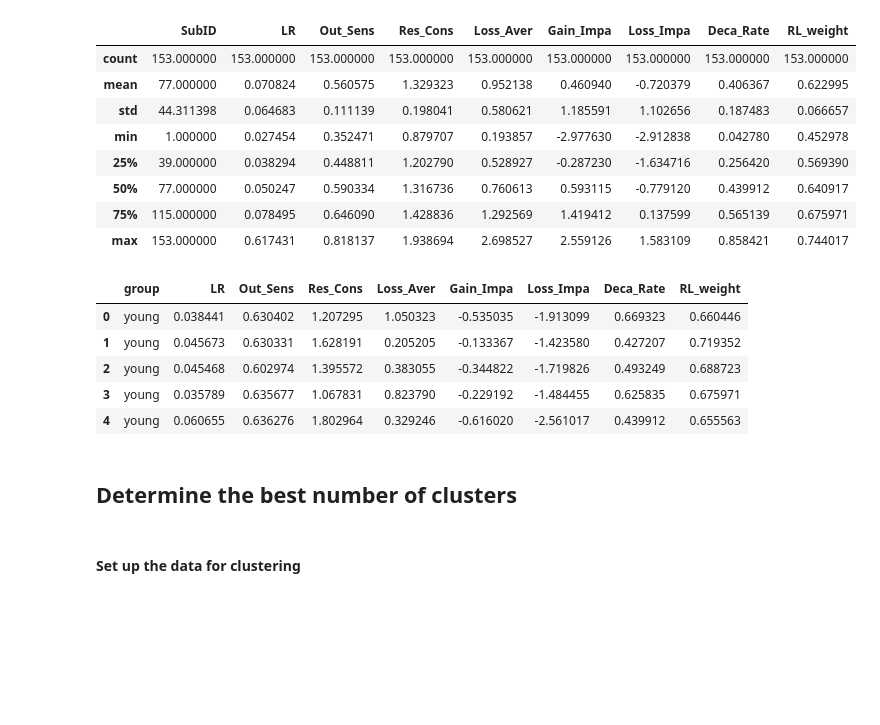
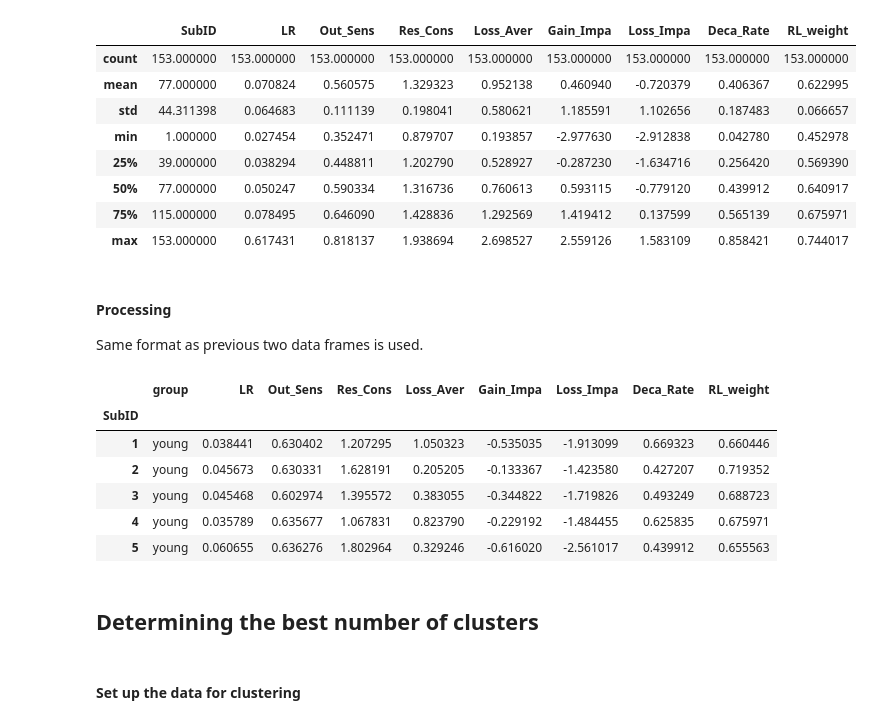
Before and after one commit to Crone1/CA4015, a Jupyter notebook: Assignment_1/Clustering.ipynb, the cells around one changed output. Drawn from its saved outputs; the diff is of its cells as text; code cells hidden in the pictures; blank space fills up the shorter version.

Commit message:
Added some explanations and changed some formatting

```diff
--- a/Assignment_1/Clustering.ipynb
+++ b/Assignment_1/Clustering.ipynb
@@ -115,19 +129,22 @@ df_vpp.describe()
 | 50% | 77.000000 | 0.050247 | 0.590334 | 1.316736 | 0.760613 | 0.593115 | -0.779120 | 0.439912 | 0.640917 |
 | 75% | 115.000000 | 0.078495 | 0.646090 | 1.428836 | 1.292569 | 1.419412 | 0.137599 | 0.565139 | 0.675971 |
 | max | 153.000000 | 0.617431 | 0.818137 | 1.938694 | 2.698527 | 2.559126 | 1.583109 | 0.858421 | 0.744017 |
+# %% [markdown]
+#### Processing
+Same format as previous two data frames is used.
 # %%
-df_vpp.drop(columns=['SubID'], axis=1, inplace=True)
+df_vpp.set_index('SubID', drop=True, inplace=True)
+df_vpp.head()
+# %% [output]
+|  | group | LR | Out_Sens | Res_Cons | Loss_Aver | Gain_Impa | Loss_Impa | Deca_Rate | RL_weight |
+| SubID |  |  |  |  |  |  |  |  |  |
+| 1 | young | 0.038441 | 0.630402 | 1.207295 | 1.050323 | -0.535035 | -1.913099 | 0.669323 | 0.660446 |
+| 2 | young | 0.045673 | 0.630331 | 1.628191 | 0.205205 | -0.133367 | -1.423580 | 0.427207 | 0.719352 |
+| 3 | young | 0.045468 | 0.602974 | 1.395572 | 0.383055 | -0.344822 | -1.719826 | 0.493249 | 0.688723 |
+| 4 | young | 0.035789 | 0.635677 | 1.067831 | 0.823790 | -0.229192 | -1.484455 | 0.625835 | 0.675971 |
+| 5 | young | 0.060655 | 0.636276 | 1.802964 | 0.329246 | -0.616020 | -2.561017 | 0.439912 | 0.655563 |
-# %%
-df_vpp.head()
-# %% [output]
-|  | group | LR | Out_Sens | Res_Cons | Loss_Aver | Gain_Impa | Loss_Impa | Deca_Rate | RL_weight |
-| 0 | young | 0.038441 | 0.630402 | 1.207295 | 1.050323 | -0.535035 | -1.913099 | 0.669323 | 0.660446 |
-| 1 | young | 0.045673 | 0.630331 | 1.628191 | 0.205205 | -0.133367 | -1.423580 | 0.427207 | 0.719352 |
-| 2 | young | 0.045468 | 0.602974 | 1.395572 | 0.383055 | -0.344822 | -1.719826 | 0.493249 | 0.688723 |
-| 3 | young | 0.035789 | 0.635677 | 1.067831 | 0.823790 | -0.229192 | -1.484455 | 0.625835 | 0.675971 |
-| 4 | young | 0.060655 | 0.636276 | 1.802964 | 0.329246 | -0.616020 | -2.561017 | 0.439912 | 0.655563 |
 # %% [markdown]
-## Determine the best number of clusters
+## Determining the best number of clusters
 # %% [markdown]
 #### Set up the data for clustering
 # %%
```
Also changed, not shown: parts of 25 cells of this notebook.
